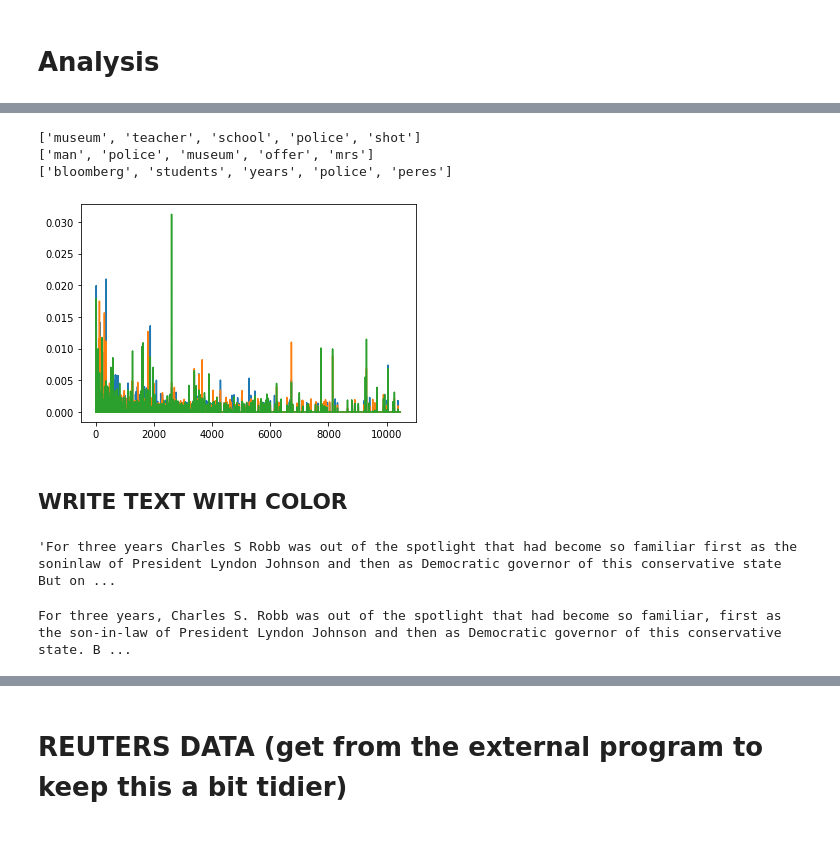
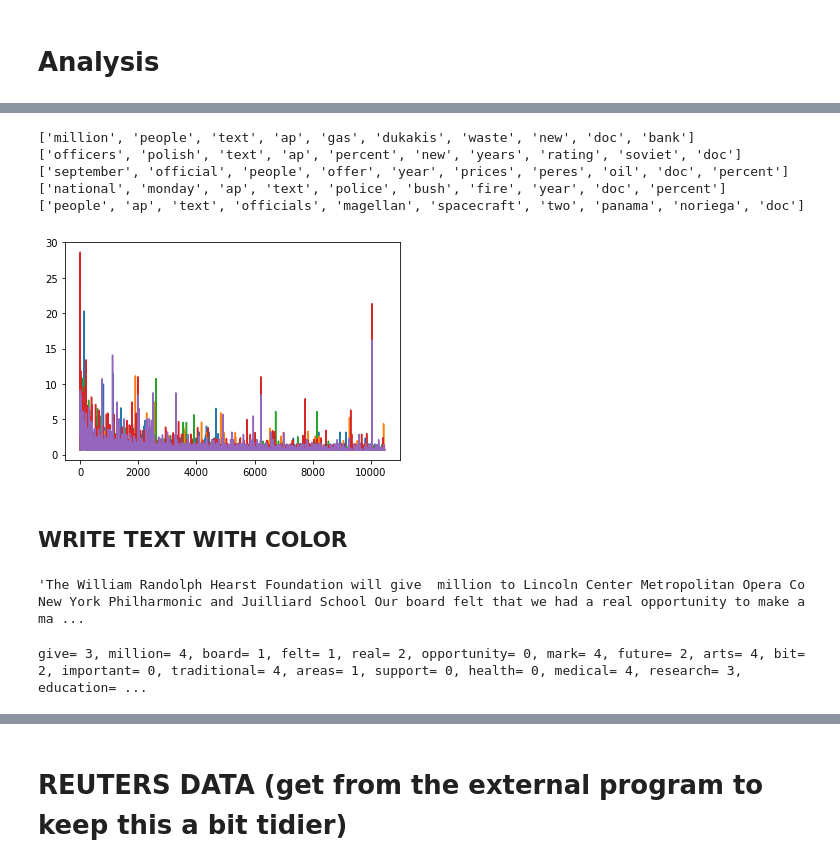
Before and after one commit to PeterSteiglechner/AdvML, a Jupyter notebook: LDATHATWORKS.ipynb, the cells around one changed output, grey strips where cells are left out. Saved outputs shown, nothing was run; the diff lists cells and outputs as text; code cells hidden in the pictures; blank space fills up the shorter version.

```diff
--- a/LDATHATWORKS.ipynb
+++ b/LDATHATWORKS.ipynb
@@ -499,8 +499,8 @@ def variational_EM_smoothed(phi_init, gamma_init, alpha_init, beta_init, Lambda_
 # %% [markdown]
 # MAIN: LDA
 # %%
-k = 3
-corpus_reduced = corpus[:4]
+k = 5
+corpus_reduced = corpus[:50]
 M = len(corpus_reduced)
 # %%
 alpha_init, eta_init, beta_init, gamma_init, phi_init, Lambda_init = initialize_parameters(corpus_reduced, vocabulary, k)
@@ -527,5 +530,5 @@ M-step
 # %%
 alpha_init, eta_init, beta_init, gamma_init, phi_init, Lambda_init = initialize_parameters(corpus_reduced, vocabulary, k)
 # %%
-phi, gamma, Lambda, alpha, eta, likelihood = \
+phi_s, gamma_s, lambda_s, alpha_s, eta_s, likelihood_s = \
 variational_EM_smoothed(phi_init, gamma_init, alpha_init, beta_init, Lambda_init, eta_init, corpus_reduced, vocabulary, k, tol=1e-5)
@@ -562,11 +547,19 @@ for l in range(k):
     beta_topic_top4 = np.argsort(beta_topic)[-5:]
     plt.plot(beta_topic)
     print([w for w in np.array(vocabulary)[beta_topic_top4][:]])
-# %% [output]
-['museum', 'teacher', 'school', 'police', 'shot']
-['man', 'police', 'museum', 'offer', 'mrs']
-['bloomberg', 'students', 'years', 'police', 'peres']
-[figure, removed]
+# %%
+for l in range(k):
+    l_topic = lambda_s[l, :]
+    l_topic_top4 = np.argsort(l_topic)[-10:]
+    plt.plot(l_topic)
+    print([w for w in np.array(vocabulary)[l_topic_top4][:]])
+# %% [output]
+['million', 'people', 'text', 'ap', 'gas', 'dukakis', 'waste', 'new', 'doc', 'bank']
+['officers', 'polish', 'text', 'ap', 'percent', 'new', 'years', 'rating', 'soviet', 'doc']
+['september', 'official', 'people', 'offer', 'year', 'prices', 'peres', 'oil', 'doc', 'percent']
+['national', 'monday', 'ap', 'text', 'police', 'bush', 'fire', 'year', 'doc', 'percent']
+['people', 'ap', 'text', 'officials', 'magellan', 'spacecraft', 'two', 'panama', 'noriega', 'doc']
+[figure, added]
 # %% [markdown]
 ## WRITE TEXT WITH COLOR
 # %%
@@ -604,7 +597,7 @@ def get_full_text(corpus_file, number_of_text):
                     new=True
     return fulltext_words, fulltext_allwords
 
-fulltext_words, fulltext_allwords = get_full_text('ap/ap.txt', 13)
+fulltext_words, fulltext_allwords = get_full_text('ap/ap.txt', 1358)
 " ".join(fulltext_words[:100])
 # %% [output]
-'For three years Charles S Robb was out of the spotlight that had become so familiar first as the soninlaw of President Lyndon Johnson and then as Democratic governor of this conservative state But on ...
+'The William Randolph Hearst Foundation will give  million to Lincoln Center Metropolitan Opera Co New York Philharmonic and Juilliard School Our board felt that we had a real opportunity to make a ma ...
@@ -611,8 +607,7 @@ fulltext_words, fulltext_allwords = get_full_text('ap/ap.txt', 13)
 # %%
-colors=['blue','green', 'red']
 fulltext_colors=[]
 
-how_significant=2.5
+how_significant=1.5
 significance=[]
 for word in fulltext_words:
     if word in vocabulary:
@@ -634,11 +629,11 @@ for word in fulltext_words:
     else:
         color='k'
     fulltext_colors.append(color)
+# %% [output]
+give= 3, million= 4, board= 1, felt= 1, real= 2, opportunity= 0, mark= 4, future= 2, arts= 4, bit= 2, important= 0, traditional= 4, areas= 1, support= 0, health= 0, medical= 4, research= 3, education= ...
 # %%
 #http://ozzmaker.com/add-colour-to-text-in-python/
 #print("Examples of how to use ANSI COLOR: \033[1;37;40m White          \033[0m 1;37;40m            \033[0;37;40m Light Grey \033[0m 0;37;40m               \033[0;37;48m Black      \033[0m 0;37;48m")
-colors_ansi=[34, 32,31] #blue, green, red
-
 
 for a in range(len(fulltext_allwords)):
     if fulltext_colors[a]=='k':
@@ -651,5 +646,3 @@ for a in range(len(fulltext_allwords)):
         for j in range(k):
              if fulltext_colors[a]==colors[j]:
                 print("\033[0;"+str(colors_ansi[j])+";48m"+fulltext_allwords[a], end=" ")
-# %% [output]
-For three years, Charles S. Robb was out of the spotlight that had become so familiar, first as the son-in-law of President Lyndon Johnson and then as Democratic governor of this conservative state. B ...
```
Also changed, not shown: parts of 25 cells of this notebook, 3 other files.
